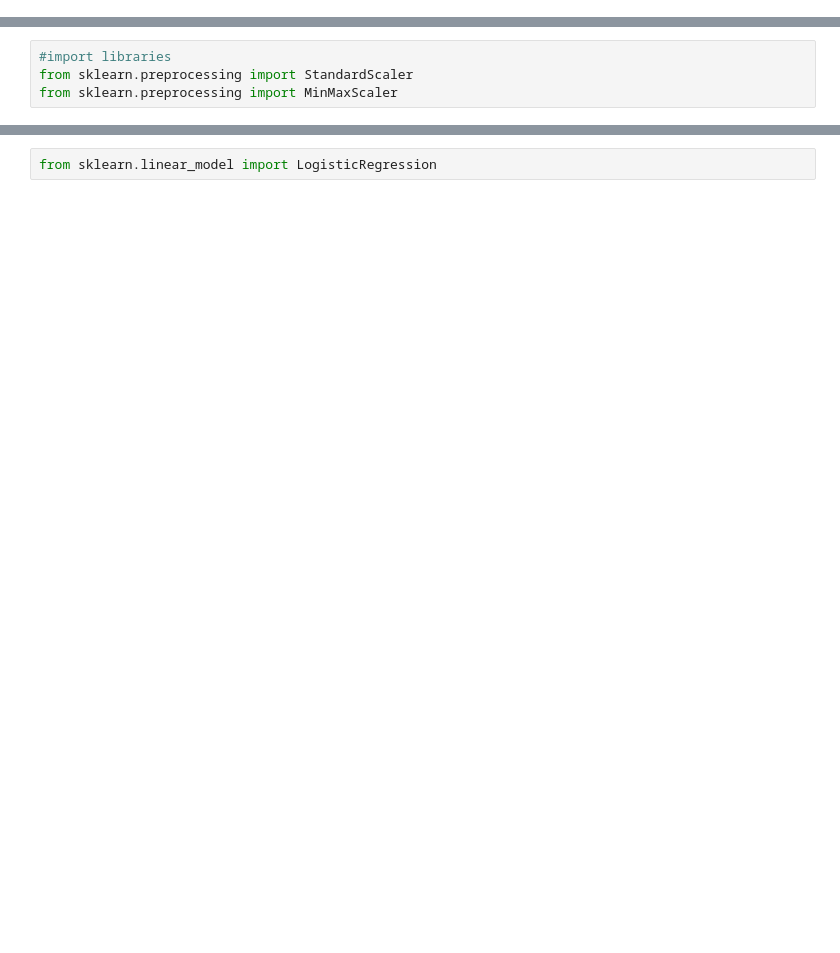
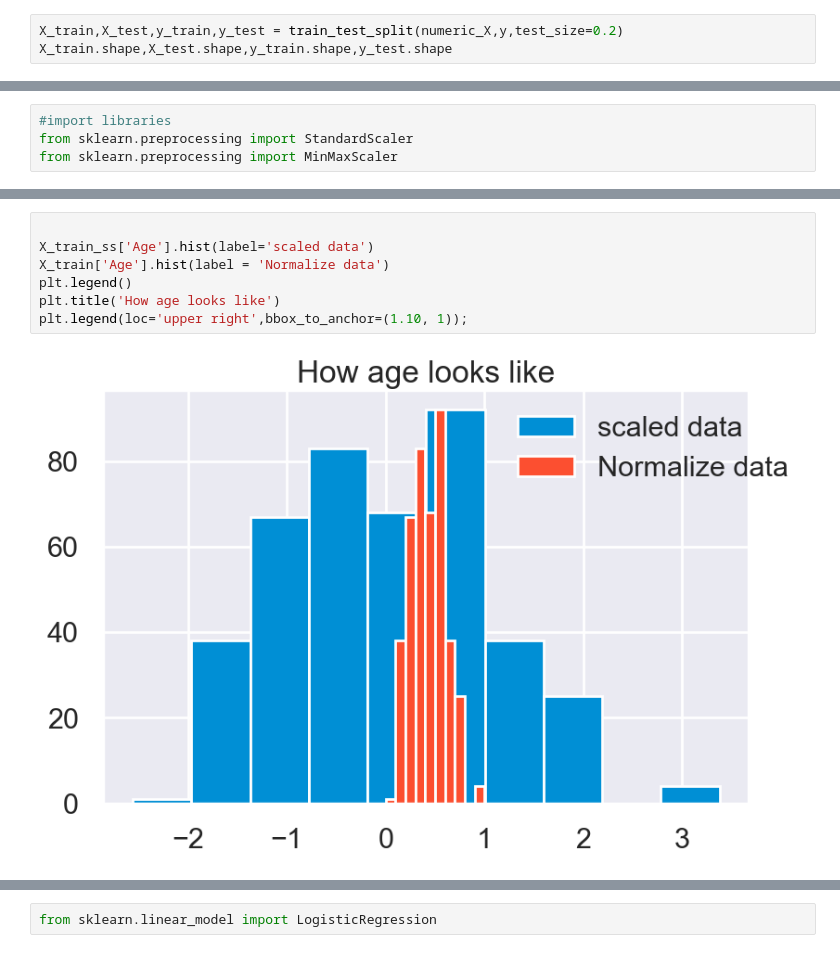
Before and after one commit to rime11/springboard, a Jupyter notebook: capstone_2_diabetes/data processing/preprocessing_modeling.ipynb, the cells around one changed output, grey strips where cells are left out. Cells and saved outputs as stored; diff of their text form; blank space fills up the shorter version.

```diff
--- a/capstone_2_diabetes/data processing/preprocessing_modeling.ipynb
+++ b/capstone_2_diabetes/data processing/preprocessing_modeling.ipynb
@@ -130,0 +172,3 @@ numeric_X.shape,numeric_X.columns
+# %%
+X_train,X_test,y_train,y_test = train_test_split(numeric_X,y,test_size=0.2)
+X_train.shape,X_test.shape,y_train.shape,y_test.shape
@@ -216,0 +245,9 @@ X_train_minmax.shape,y_train.shape,X_test_minmax.shape,y_test.shape
+# %%
+
+X_train_ss['Age'].hist(label='scaled data')
+X_train['Age'].hist(label = 'Normalize data')
+plt.legend()
+plt.title('How age looks like')
+plt.legend(loc='upper right',bbox_to_anchor=(1.10, 1));
+# %% [output]
+[figure, added]
```
Also changed, not shown: parts of 103 cells of this notebook.
